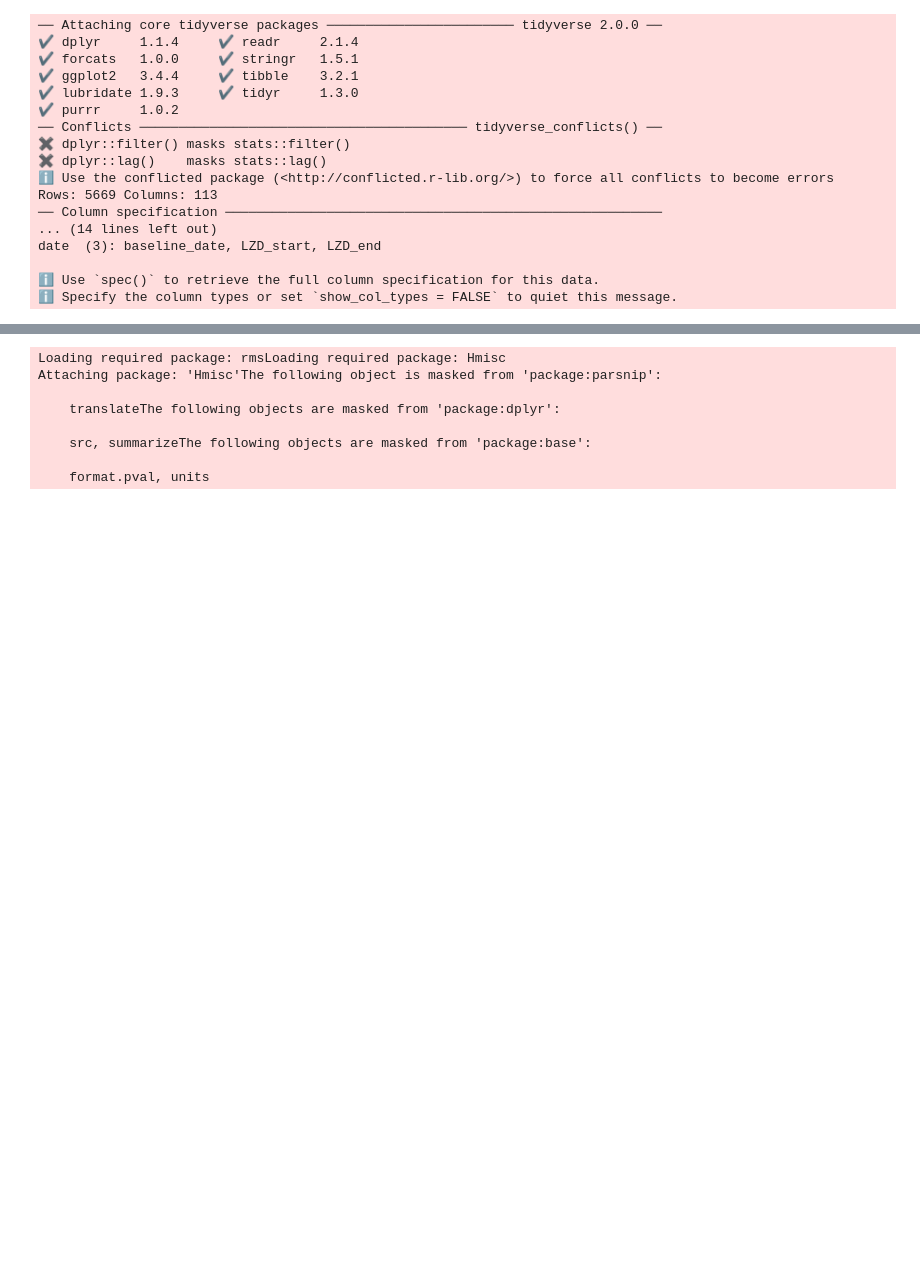
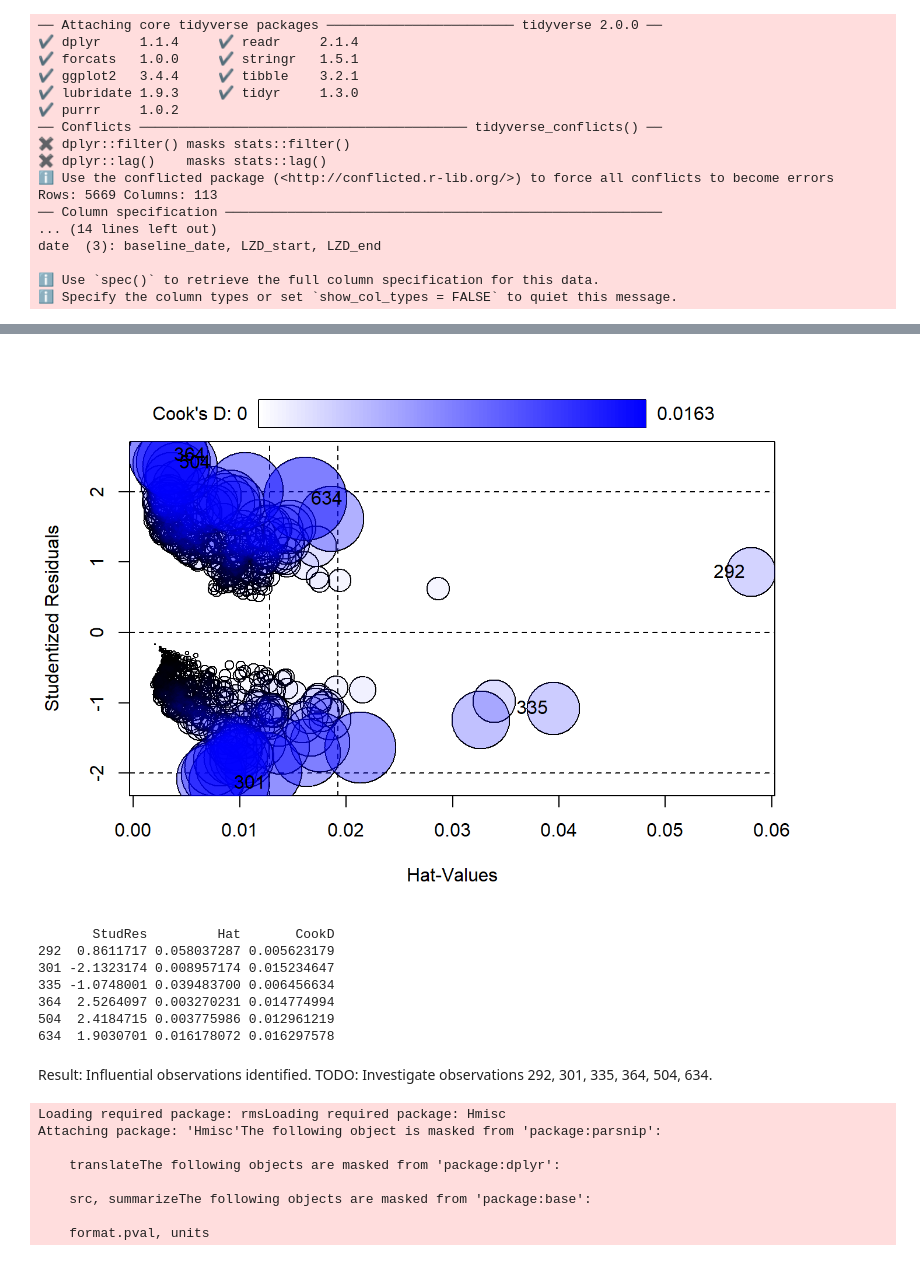
Before and after one commit to AnTangQuoc/LZD-TP-pred-model, a Jupyter notebook: notebooks/3-apparent-performance.out.ipynb, the cells around one changed output, grey strips where cells are left out. Cells and saved outputs as stored; diff of their text form; code cells hidden in the pictures; blank space fills up the shorter version.

```diff
--- a/notebooks/3-apparent-performance.out.ipynb
+++ b/notebooks/3-apparent-performance.out.ipynb
@@ -72,3 +167,16 @@ library(tidymodels)
+# %%
+car::influencePlot(model_full$fit)
+# %% [output]
+[figure, added]
+       StudRes         Hat       CookD
+292  0.8611717 0.058037287 0.005623179
+301 -2.1323174 0.008957174 0.015234647
+335 -1.0748001 0.039483700 0.006456634
+364  2.5264097 0.003270231 0.014774994
+504  2.4184715 0.003775986 0.012961219
+634  1.9030701 0.016178072 0.016297578
+# %% [markdown]
+Result: Influential observations identified. TODO: Investigate observations 292, 301, 335, 364, 504, 634.
 # %%
 library(CalibrationCurves)
 # %% [output]
```
Also changed, not shown: parts of 13 cells of this notebook, 51 other files.
